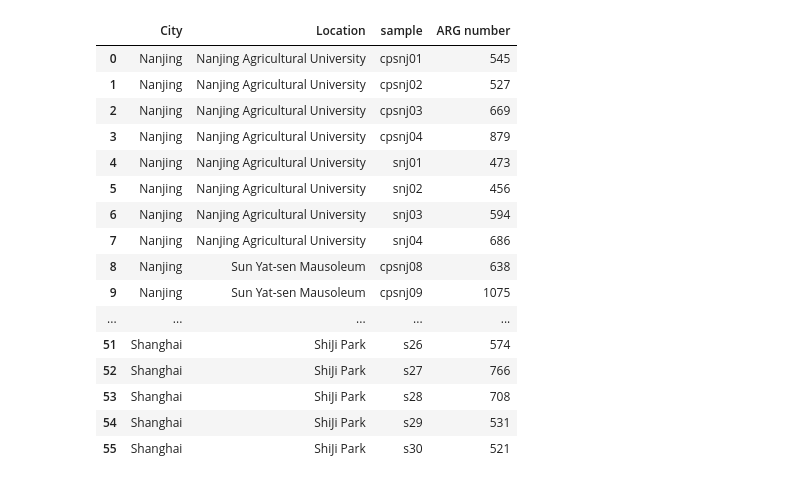
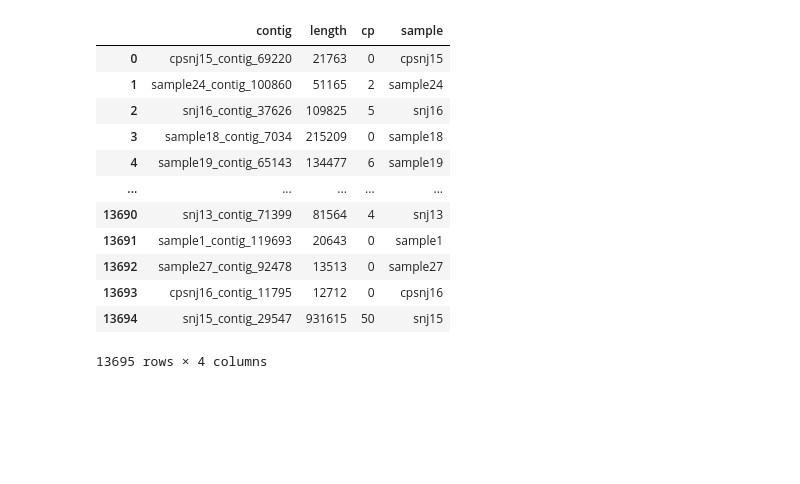
Before and after one commit to BigDataBiology/Duan2026_urban_soil, a Jupyter notebook: analysis/figure6/figure6.ipynb, the cells around one changed output. Cells and saved outputs as stored; diff of their text form; code cells hidden in the pictures; blank space fills up the shorter version.

```diff
--- a/analysis/figure6/figure6.ipynb
+++ b/analysis/figure6/figure6.ipynb
@@ -7,23 +7,19 @@ from scipy import stats
 import matplotlib.pyplot as plt
 plt.rcParams['svg.fonttype'] = 'none'
 # %%
-df = pd.read_csv('../pre-calculated_data/ARG_city.csv')
+df = pd.read_csv('../pre-calculated_data/contig_selected.tsv',sep = '\t',header=None,names=['contig','length','cp','sample'])
 df
 # %% [output]
-|  | City | Location | sample | ARG number |
-| 0 | Nanjing | Nanjing Agricultural University | cpsnj01 | 545 |
-| 1 | Nanjing | Nanjing Agricultural University | cpsnj02 | 527 |
-| 2 | Nanjing | Nanjing Agricultural University | cpsnj03 | 669 |
-| 3 | Nanjing | Nanjing Agricultural University | cpsnj04 | 879 |
-| 4 | Nanjing | Nanjing Agricultural University | snj01 | 473 |
-| 5 | Nanjing | Nanjing Agricultural University | snj02 | 456 |
-| 6 | Nanjing | Nanjing Agricultural University | snj03 | 594 |
-| 7 | Nanjing | Nanjing Agricultural University | snj04 | 686 |
-| 8 | Nanjing | Sun Yat-sen Mausoleum | cpsnj08 | 638 |
-| 9 | Nanjing | Sun Yat-sen Mausoleum | cpsnj09 | 1075 |
+|  | contig | length | cp | sample |
+| 0 | cpsnj15_contig_69220 | 21763 | 0 | cpsnj15 |
+| 1 | sample24_contig_100860 | 51165 | 2 | sample24 |
+| 2 | snj16_contig_37626 | 109825 | 5 | snj16 |
+| 3 | sample18_contig_7034 | 215209 | 0 | sample18 |
+| 4 | sample19_contig_65143 | 134477 | 6 | sample19 |
 | ... | ... | ... | ... | ... |
-| 51 | Shanghai | ShiJi Park | s26 | 574 |
-| 52 | Shanghai | ShiJi Park | s27 | 766 |
-| 53 | Shanghai | ShiJi Park | s28 | 708 |
-| 54 | Shanghai | ShiJi Park | s29 | 531 |
-| 55 | Shanghai | ShiJi Park | s30 | 521 |
+| 13690 | snj13_contig_71399 | 81564 | 4 | snj13 |
+| 13691 | sample1_contig_119693 | 20643 | 0 | sample1 |
+| 13692 | sample27_contig_92478 | 13513 | 0 | sample27 |
+| 13693 | cpsnj16_contig_11795 | 12712 | 0 | cpsnj16 |
+| 13694 | snj15_contig_29547 | 931615 | 50 | snj15 |
+13695 rows × 4 columns
```
Also changed, not shown: parts of 7 cells of this notebook, 13 other files.
